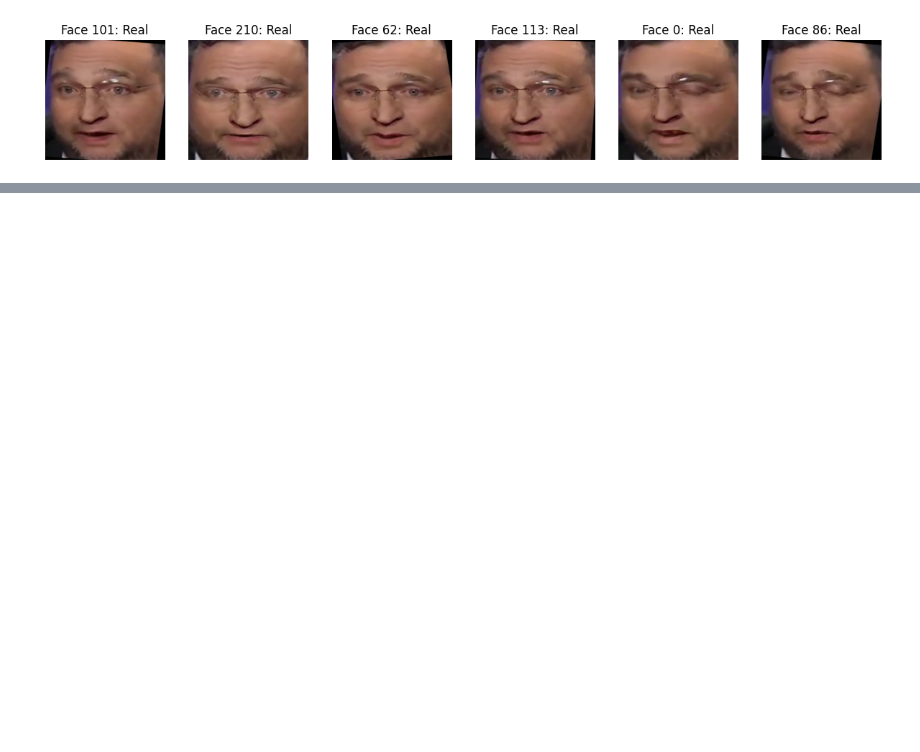
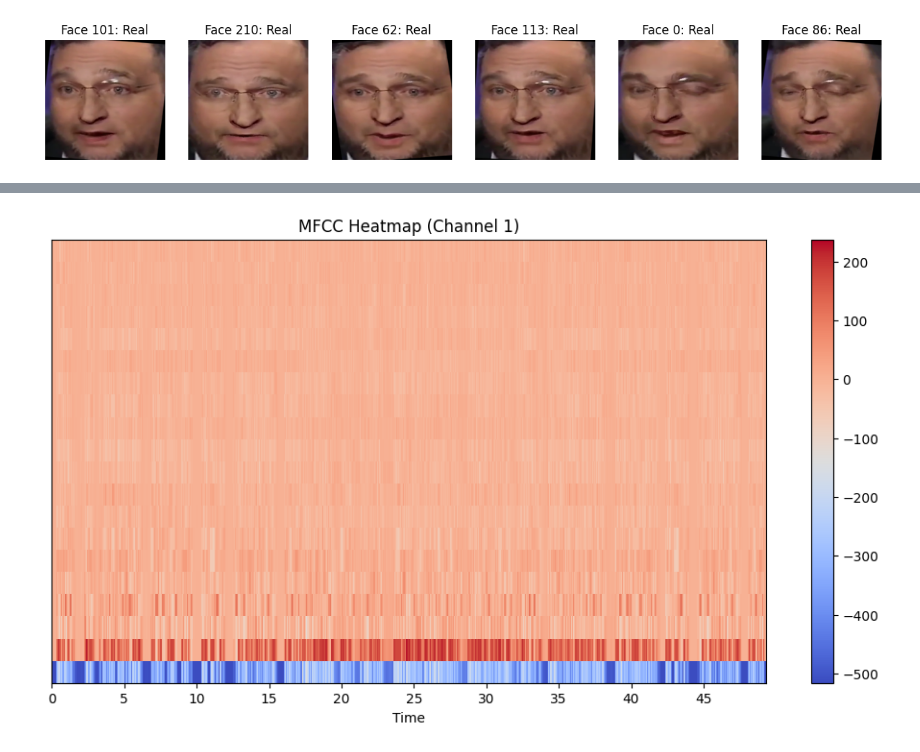
Before and after one commit to Krishnan005K/MultiModel-Deepfake-Detection, a Jupyter notebook: MultiModel_Deepfake_Detection.ipynb, the cells around one changed output, grey strips where cells are left out. Saved outputs shown, nothing was run; the diff lists cells and outputs as text; code cells hidden in the pictures; blank space fills up the shorter version.

```diff
--- a/MultiModel_Deepfake_Detection.ipynb
+++ b/MultiModel_Deepfake_Detection.ipynb
@@ -389,0 +645,89 @@ show_pred_samples(faces_batch, preds, n=6)
+# %%
+import moviepy.editor as mp
+import librosa
+import librosa.display
+import matplotlib.pyplot as plt
+import numpy as np
+import pandas as pd
+import os
+
+# -------------------------------
+# STEP 1: Extract audio from video
+# -------------------------------
+def extract_audio(video_path, audio_path="output_audio.wav"):
+    video = mp.VideoFileClip(video_path)
+    video.audio.write_audiofile(audio_path, codec='pcm_s16le')
+    return audio_path
+
+# -------------------------------
+# STEP 2: Analyze Audio with MFCC
+# -------------------------------
+def analyze_audio(audio_path, save_features=True):
+    # Load audio
+    y, sr = librosa.load(audio_path, sr=None, mono=False)
+
+    # Check Mono/Stereo
+    if y.ndim == 1:
+        print("Audio Type: MONO")
+        channels = 1
+        y = [y]  # make it iterable
+    else:
+        print("Audio Type: STEREO")
+        channels = y.shape[0]
+
+    all_features = {}
+
+    for i, channel in enumerate(y):
+        # -------------------------------
+        # STEP 3: MFCC Extraction
+        # -------------------------------
+        mfccs = librosa.feature.mfcc(y=channel, sr=sr, n_mfcc=20)  # 20 coefficients
+        delta_mfcc = librosa.feature.delta(mfccs)                   # Delta features
+        delta2_mfcc = librosa.feature.delta(mfccs, order=2)         # Delta-Delta features
+
+        # Visualize MFCCs
+        plt.figure(figsize=(12, 6))
+        librosa.display.specshow(mfccs, x_axis="time", sr=sr, cmap="coolwarm")
+        plt.colorbar()
+        plt.title(f"MFCC Heatmap (Channel {i+1})")
+        plt.show()
+
+        # -------------------------------
+        # STEP 4: Prepare Feature Data
+        # -------------------------------
+        # Flatten for ML use (mean + variance per coeff)
+        mfcc_mean = np.mean(mfccs, axis=1)
+        mfcc_var = np.var(mfccs, axis=1)
+
+        feature_vector = np.concatenate([mfcc_mean, mfcc_var])
+
+        all_features[f"channel_{i+1}"] = feature_vector
+
+        # Save MFCC sequence (time series) for deep models (RNN/CNN)
+        if save_features:
+            np.save(f"mfcc_channel_{i+1}.npy", mfccs)
+            pd.DataFrame(mfccs.T).to_csv(f"mfcc_channel_{i+1}.csv", index=False)
+            print(f"✅ Saved MFCC data for Channel {i+1} (CSV + NPY)")
+
+    # -------------------------------
+    # STEP 5: Print Summary Features
+    # -------------------------------
+    print("\n🔍 MFCC Summary Features (for ML input):")
+    for ch, feat in all_features.items():
+        print(f"{ch}: {feat.shape} → Example: {feat[:5]}...")
+
+    return all_features
+
+
+# -------------------------------
+# RUN PIPELINE
+# -------------------------------
+if __name__ == "__main__":
+    video_file = "sample.mp4"   # Change this to your video
+    audio_file = "output_audio.wav"
+
+    if not os.path.exists(audio_file):
+        audio_file = extract_audio(video_file, audio_file)
+
+    features = analyze_audio(audio_file)
+# %% [output]
@@ -389,0 +735 @@ show_pred_samples(faces_batch, preds, n=6)
+[figure, added]
```
Also changed, not shown: parts of 13 cells of this notebook.
